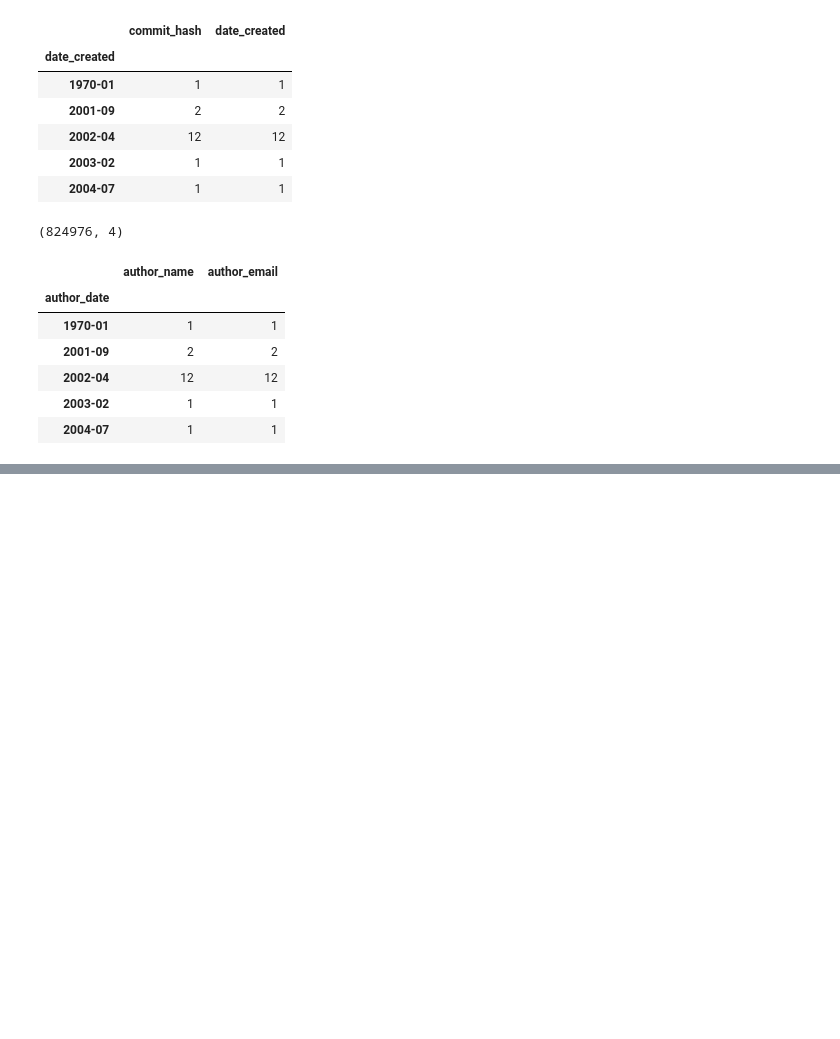
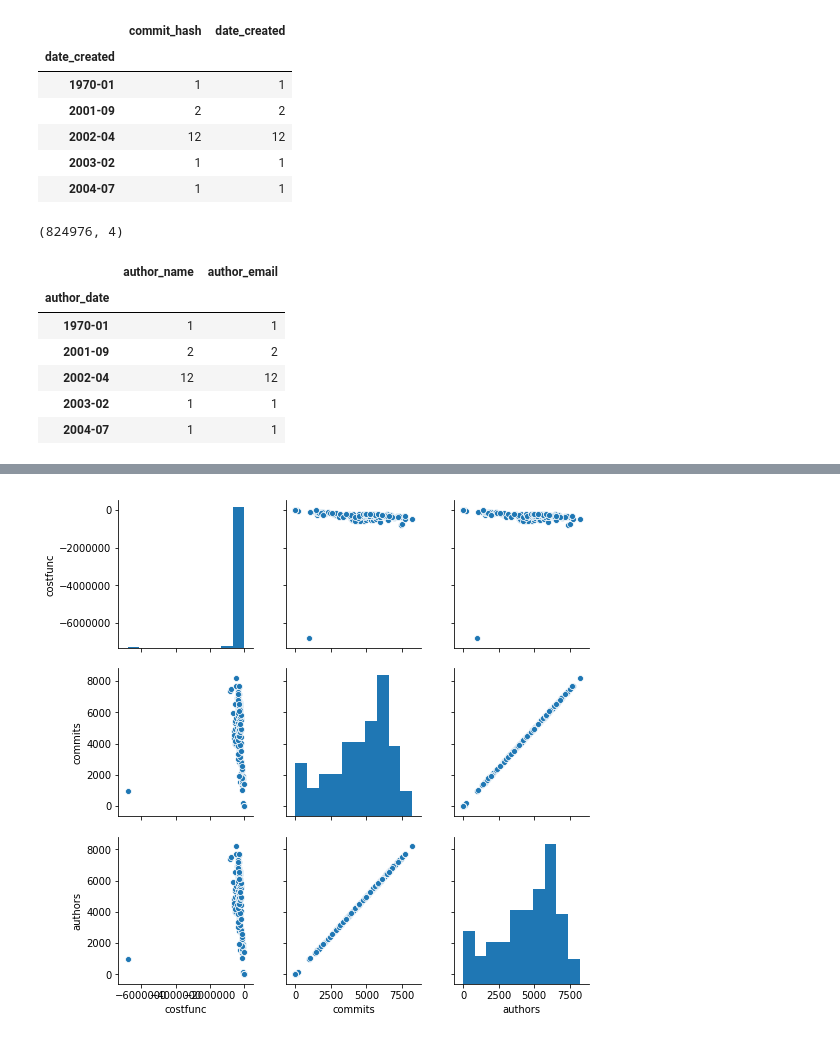
Before and after one commit to tbonza/EDS19, a Jupyter notebook: project/prototype.ipynb, the cells around one changed output, grey strips where cells are left out. Saved outputs shown, nothing was run; the diff lists cells and outputs as text; code cells hidden in the pictures; blank space fills up the shorter version.

```diff
--- a/project/prototype.ipynb
+++ b/project/prototype.ipynb
@@ -197,0 +211,2 @@ authct.head()
+# %%
+df = ok.join(comct).join(authct)
@@ -197,0 +223,7 @@ authct.head()
+# %%
+data = df[['costfunc', 'commit_hash', 'author_name']]
+data.columns = ['costfunc', 'commits', 'authors']
+sns.pairplot(data)
+plt.show()
+# %% [output]
+[figure, added]
```
Also changed, not shown: parts of 36 cells of this notebook.
